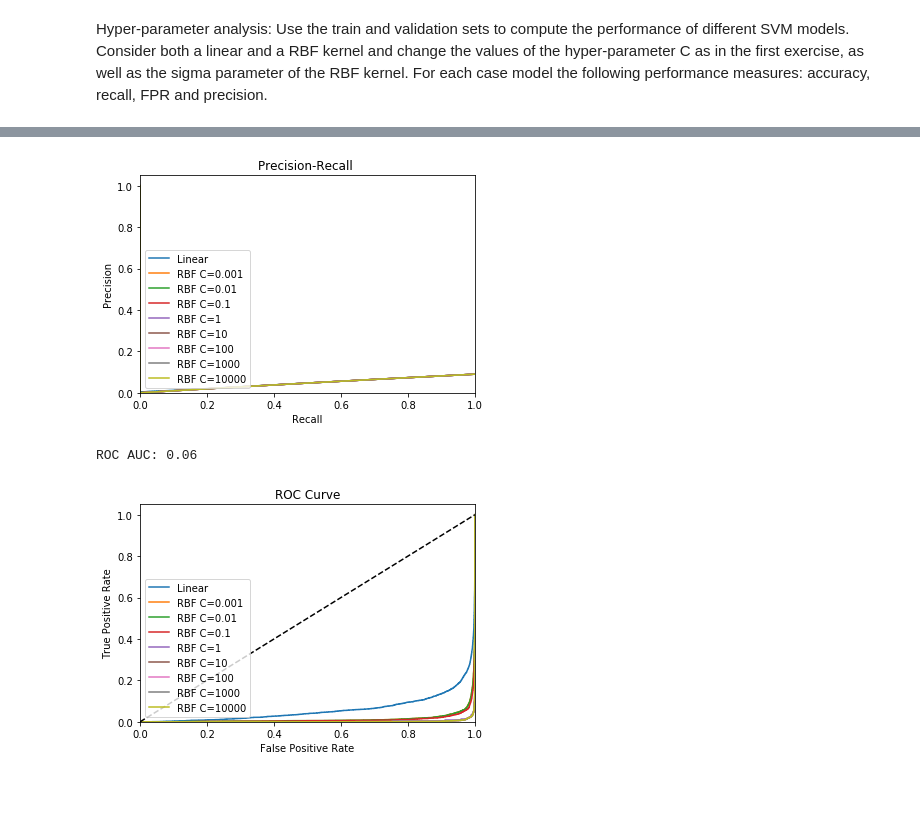
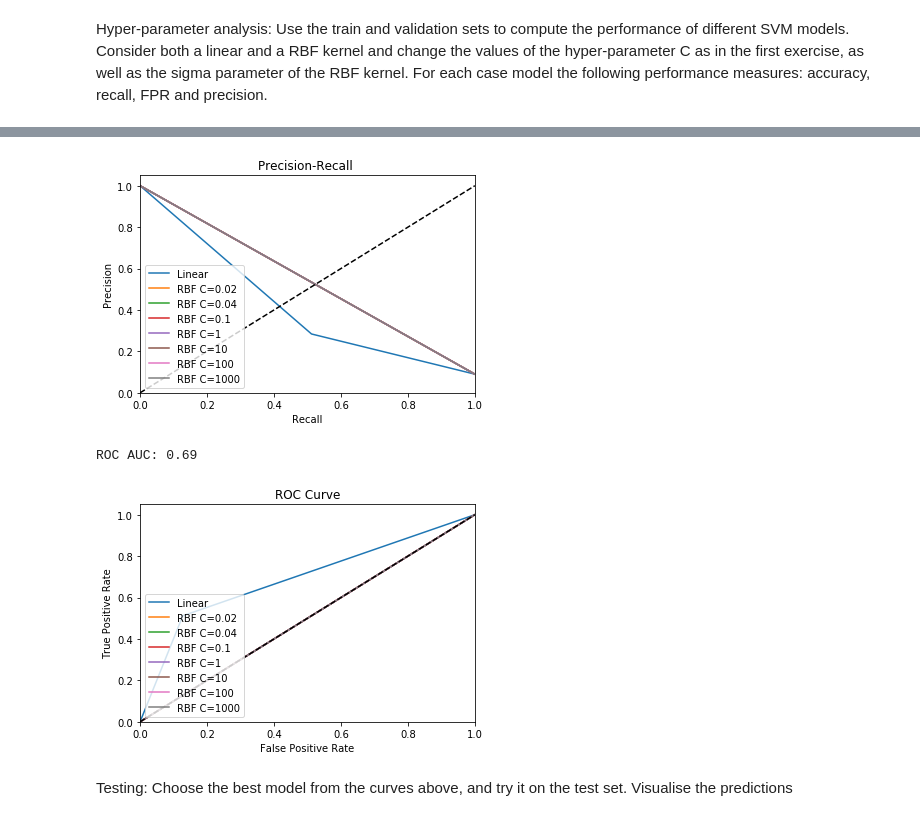
Before and after one commit to xtarx/SVMs-on-Toy-Dataset, a Jupyter notebook: ex2_2.ipynb, the cells around one changed output, grey strips where cells are left out. Cells and saved outputs as stored; diff of their text form; code cells hidden in the pictures; blank space fills up the shorter version.

```diff
--- a/ex2_2.ipynb
+++ b/ex2_2.ipynb
@@ -125,6 +125,7 @@ def compare(names, classifiers, datasets,testsize=.4):
     precision = []
     fpr = []
     tpr = []
+    clfs = []
 
     figure = plt.figure(figsize=(27, 9))
     i = 1
@@ -132,7 +133,7 @@ def compare(names, classifiers, datasets,testsize=.4):
     for ds_cnt, ds in enumerate(datasets):
         # preprocess dataset, split into training and test part
         X, y = ds
-        X = StandardScaler().fit_transform(X)
+#         X = StandardScaler().fit_transform(X)
         X_train, X_test, y_train, y_test = \
             train_test_split(X, y, test_size=testsize, random_state=42)
 
@@ -144,7 +145,7 @@ def compare(names, classifiers, datasets,testsize=.4):
             score = clf.score(X_test, y_test)
 
 
-
+            clfs.append(clf)
             predicted=clf.predict(X_test)
 
             performance_metric=get_performance(y_test,predicted);
@@ -152,9 +153,11 @@ def compare(names, classifiers, datasets,testsize=.4):
 
 
             #calcuate ROC
-            prob=clf.predict_proba(X_test)
-            proboo=prob[:,0]
-            t=y_test.ravel()
+#             prob=clf.predict_proba(X_test)
+#             proboo=prob[:,0]
+#             t=y_test.ravel()
+            proboo=predicted
+            t=y_test
             fpr_v, tpr_v, _ = roc_curve(t,proboo)
             fpr.append(fpr_v)
             tpr.append(tpr_v)
@@ -170,18 +173,19 @@ def compare(names, classifiers, datasets,testsize=.4):
 
 
             i += 1
-        return perfomance, fpr,tpr,recall,precision
+        return perfomance, fpr,tpr,recall,precision,clfs
 # %%
 #defining a dictionary of classifier
 kernels = {'linear', 'rbf'}
-cs = [0.001, 0.01, 0.1, 1, 10, 100, 1000, 10000]
-# cs = {0.001}
+cs = [0.02, 0.04, 0.1, 1, 10, 100,1000]
+#cs = [0.001, 0.04, 0.1, 1, 10, 100, 1000, 10000]
+
 names = ["Linear"]
 
-classifiers = [svm.SVC(kernel="linear",probability=True, C=1)]
+classifiers = [svm.SVC(kernel="linear",probability=True, gamma = 'auto', max_iter= 1000, C=1)]
 
 for c in cs:
-    classifiers.append(svm.SVC(kernel="rbf",probability=True, C=c))
+    classifiers.append(svm.SVC(kernel="rbf",probability=True,  gamma = 'auto', max_iter= 1000, C=c))
     names.append("RBF C="+str(c))
 
 
@@ -198,5 +202,5 @@ type(data_digit_5)
 datasets = [data_digit_5]
 #        return perfomance, fpr,tpr,recall,precision
 
-perfomance, fpr,tpr,recall,precision=compare(names, classifiers, datasets,.8)
+perfomance, fpr,tpr,recall,precision,clfs=compare(names, classifiers, datasets,.8)
 # %% [output]
@@ -220,24 +246,23 @@ train_x.shape
 # %%
 # Plot Precision-Recall curve
 plt.clf()
 
 for i in range(len(perfomance)):
 
     plt.plot(recall[i], precision[i],
          label=names[i])
 plt.xlabel('Recall')
 plt.ylabel('Precision')
+plt.plot([0, 1], [0, 1], 'k--')
+
 plt.ylim([0.0, 1.05])
 plt.xlim([0.0, 1.0])
 plt.title('Precision-Recall ')
 plt.legend(loc="lower left")
 plt.show()
 # %% [output]
-[figure, old version]
+[figure, new version]
 # %%
-
-
-
 i=0
 
 # Calculate the AUC
@@ -247,7 +272,7 @@ print ('ROC AUC: %0.2f' % roc_auc)
 # Plot of a ROC curve for a specific class
 #    plt.plot(fpr[i], tpr[i], label= names[i]+' (area = %0.2f)' % roc_auc)
 for i in range(len(perfomance)):
-    plt.plot(fpr[i], tpr[i], label= names[i])
+    plt.plot( fpr[i], tpr[i], label= names[i])
 
 plt.plot([0, 1], [0, 1], 'k--')
 plt.xlim([0.0, 1.0])
@@ -258,5 +283,8 @@ plt.title('ROC Curve')
 plt.legend(loc="lower left")
 plt.show()
 # %% [output]
-ROC AUC: 0.06
+ROC AUC: 0.69
-[figure, old version]
+[figure, new version]
+# %% [markdown]
+Testing: Choose the best model from the curves above, and try it on the test set.
+Visualise the predictions
```
Also changed, not shown: parts of 7 cells of this notebook.
